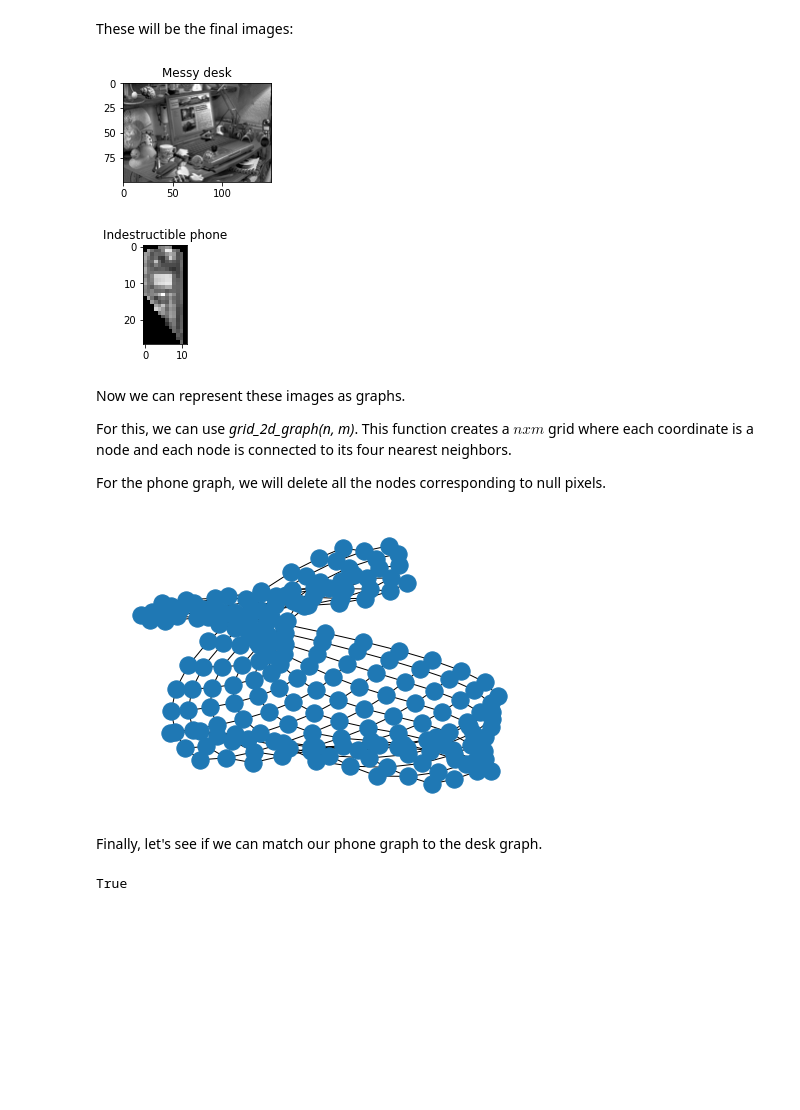
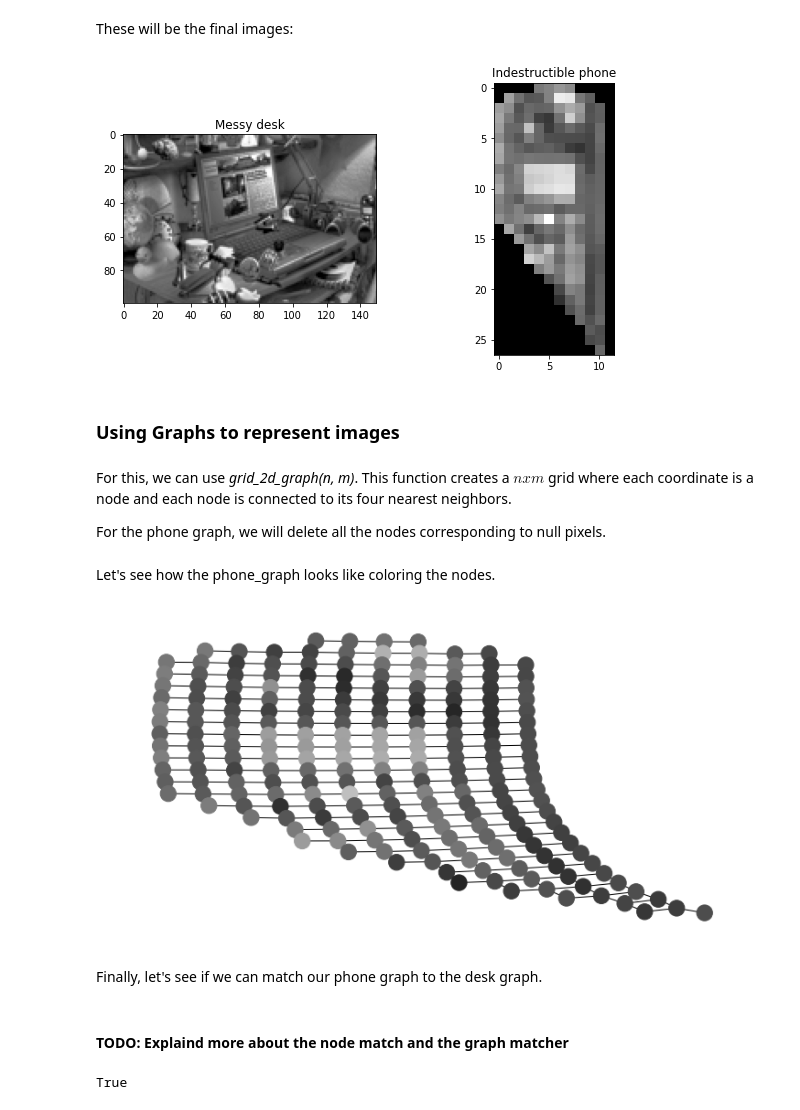
Before and after one commit to networkx/nx-guides, a Jupyter notebook: content/algorithms/sub_isomorphism/subgraph_iso_img.ipynb, the cells around one changed output. Cells and saved outputs as stored; diff of their text form; code cells hidden in the pictures; blank space fills up the shorter version.

```diff
--- a/content/algorithms/sub_isomorphism/subgraph_iso_img.ipynb
+++ b/content/algorithms/sub_isomorphism/subgraph_iso_img.ipynb
@@ -8,0 +11,17 @@ $\exists G_o = (V_o, E_o)$ / $V_o \subseteq  V \wedge E_o \subseteq E \cap V_o \
+# %%
+import matplotlib.pyplot as plt
+import numpy as np
+import networkx as nx
+
+G = nx.lollipop_graph(5, 2)
+colors = ["c" for i in range(0, 5)] + ["y" for i in range(5, 7)]
+
+plt.subplot(121)
+plt.title("G", fontweight="bold")
+nx.draw_spring(G, with_labels = True, node_color =colors)
+plt.rcParams["figure.figsize"] = (10,10)
+
+plt.subplot(122)
+plt.title("Subgraph of G",  fontweight="bold")
+nx.draw_spring(nx.complete_graph(5), with_labels = True, node_color = "c")
+plt.rcParams["figure.figsize"] = (10,5)
@@ -54,25 +67,23 @@ plt.imsave('nocopy_150x100_p.png', I)
 # %% [markdown]
 These will be the final images:
 # %%
-plt.subplot(221)
+plt.subplot(121)
 
-I = rgb2gray(plt.imread('nocopy_150x100_p.png')) #Desk
+I = rgb2gray(plt.imread('img/nocopy_150x100_p.png')) #Desk
 plt.imshow(I, cmap="gray")
 plt.title("Messy desk")
-plt.show()
 
-plt.subplot(222)
+plt.subplot(122)
 
-I2 = rgb2gray(plt.imread('phone.png')) #Object to find
+I2 = rgb2gray(plt.imread('img/phone.png')) #Object to find
 plt.imshow(I2, cmap="gray")
 plt.title("Indestructible phone")
 plt.show()
 # %% [output]
-[figure, old version]
+[figure, new version]
-[figure, removed]
+# %% [markdown]
+### Using Graphs to represent images
 # %% [markdown]
-Now we can represent these images as graphs.
-
 For this, we can use *grid_2d_graph(n, m)*. This function creates a $nxm$ grid where each coordinate is a node and each node is connected to its four nearest neighbors.
 
 For the phone graph, we will delete all the nodes corresponding to null pixels.
@@ -92,13 +103,34 @@ for i in range(0, I2.shape[0]):
             phone_graph.nodes[(i, j)]["weight"] = I[i][j]
         else:
             phone_graph.remove_node((i,j))
+# %% [markdown]
+Let's see how the phone_graph looks like coloring the nodes.
 # %%
-nx.draw_spring(phone_graph)
-#TODO maybe color the nodes using the weight attribute
+import matplotlib.cm as cm
+from matplotlib.colors import Normalize, rgb2hex
+
+#Match values to colors in RGB
+def color_map_color(value, cmap_name='gray', vmin=0, vmax=1):
+    norm = Normalize(vmin=vmin, vmax=vmax)
+    cmap = cm.get_cmap(cmap_name)
+    rgb = cmap(norm(abs(value)))[:3]
+    color = rgb2hex(rgb)
+    return color
+
+#Get RGB colors of the phone photo
+I2_colors = []
+for i in range(0, I2.shape[0]):
+    for j in range(0, I2.shape[1]):
+        if I2[i][j] != 0:
+            I2_colors.append( color_map_color(I2[i][j]) )
+
+nx.draw_kamada_kawai(phone_graph, node_color =I2_colors)
 # %% [output]
-[figure, old version]
+[figure, new version]
 # %% [markdown]
 Finally, let's see if we can match our phone graph to the desk graph.
+# %% [markdown]
+#### TODO: Explaind more about the node match and the graph matcher
 # %%
 import networkx.algorithms.isomorphism as iso
 
```
Also changed, not shown: parts of 33 cells of this notebook, 16 other files.
